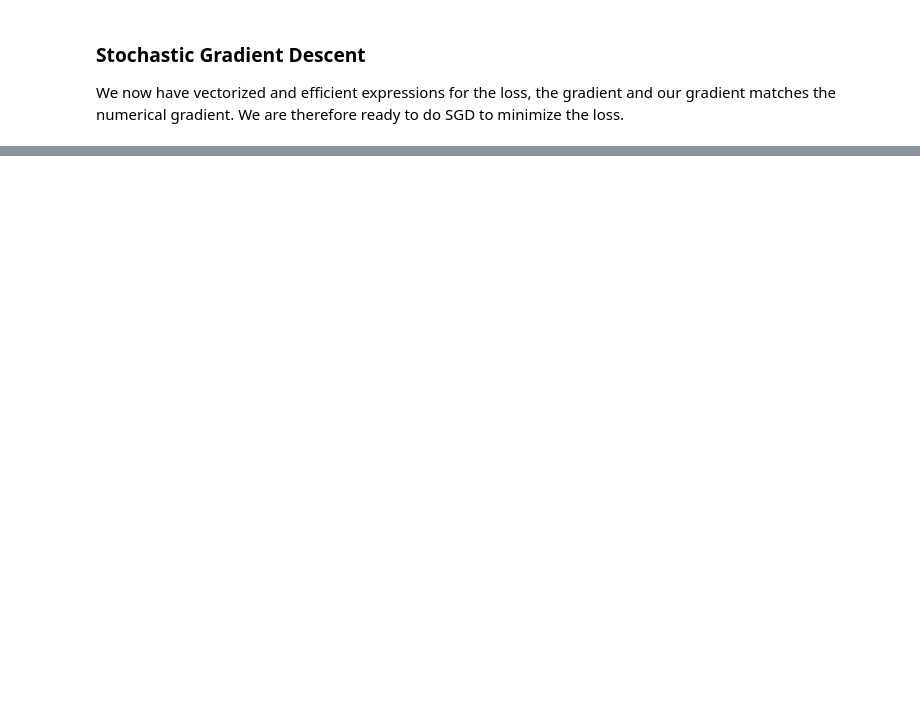
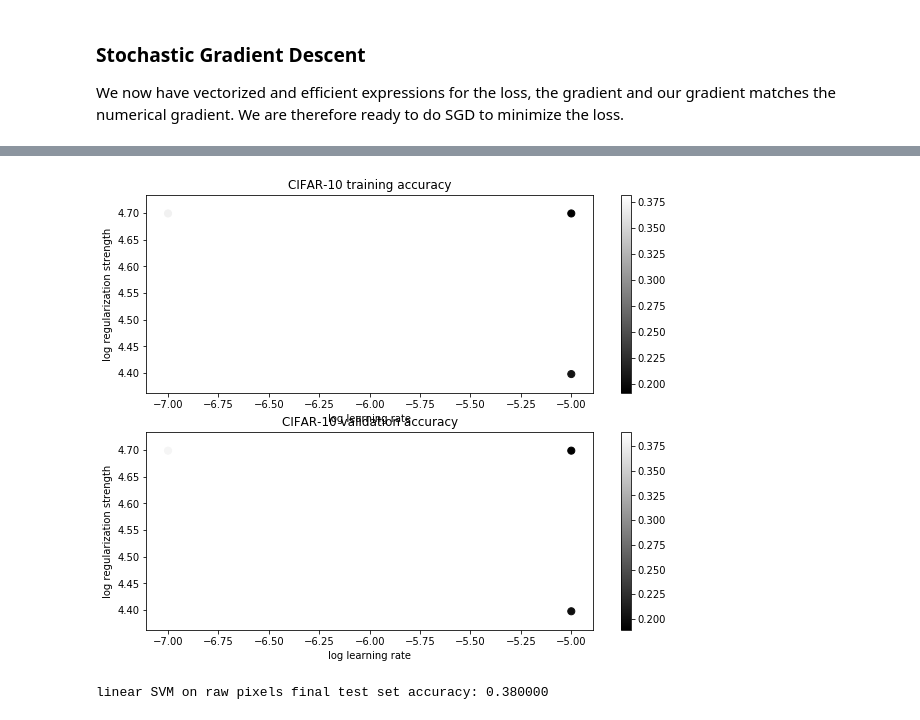
Before and after one commit to kisow/cs231n, a Jupyter notebook: assignment1/svm.ipynb, the cells around one changed output, grey strips where cells are left out. Drawn from its saved outputs; the diff is of its cells as text; code cells hidden in the pictures; blank space fills up the shorter version.

```diff
--- a/assignment1/svm.ipynb
+++ b/assignment1/svm.ipynb
@@ -314,7 +334,7 @@ print('validation accuracy: %f' % (np.mean(y_val == y_val_pred), ))
 # learning rate). You should experiment with different ranges for the learning
 # rates and regularization strengths; if you are careful you should be able to
 # get a classification accuracy of about 0.4 on the validation set.
-learning_rates = [1e-7, 5e-5]
+learning_rates = [1e-7, 1e-5]
 regularization_strengths = [2.5e4, 5e4]
 
 # results is dictionary mapping tuples of the form
@@ -326,7 +346,7 @@ best_val = -1   # The highest validation accuracy that we have seen so far.
 best_svm = None # The LinearSVM object that achieved the highest validation rate.
 
 ################################################################################
-# TODO:                                                                        #
+# DONE:                                                                        #
 # Write code that chooses the best hyperparameters by tuning on the validation #
 # set. For each combination of hyperparameters, train a linear SVM on the      #
 # training set, compute its accuracy on the training and validation sets, and  #
@@ -339,7 +359,19 @@ best_svm = None # The LinearSVM object that achieved the highest validation rate
 # confident that your validation code works, you should rerun the validation   #
 # code with a larger value for num_iters.                                      #
 ################################################################################
-pass
+for l in learning_rates:
+    for r in regularization_strengths:
+        svm = LinearSVM()
+        loss_hist = svm.train(X_train, y_train, learning_rate=l, reg=r,
+                      num_iters=2000, verbose=True)
+        y_train_pred = svm.predict(X_train)
+        train_accuracy = np.mean(y_train == y_train_pred)
+        y_val_pred = svm.predict(X_val)
+        val_accuracy = np.mean(y_val == y_val_pred)
+        results[(l,r)] = (train_accuracy, val_accuracy)
+        if best_val < val_accuracy:
+            best_val = val_accuracy
+            best_svm = svm
 ################################################################################
 #                              END OF YOUR CODE                                #
 ################################################################################
@@ -354,33 +404,37 @@ print('best validation accuracy achieved during cross-validation: %f' % best_val
 # %%
 # Visualize the cross-validation results
 import math
 x_scatter = [math.log10(x[0]) for x in results]
 y_scatter = [math.log10(x[1]) for x in results]
 
 # plot training accuracy
-marker_size = 100
+marker_size = 50
 colors = [results[x][0] for x in results]
 plt.subplot(2, 1, 1)
 plt.scatter(x_scatter, y_scatter, marker_size, c=colors)
 plt.colorbar()
 plt.xlabel('log learning rate')
 plt.ylabel('log regularization strength')
 plt.title('CIFAR-10 training accuracy')
 
 # plot validation accuracy
 colors = [results[x][1] for x in results] # default size of markers is 20
 plt.subplot(2, 1, 2)
 plt.scatter(x_scatter, y_scatter, marker_size, c=colors)
 plt.colorbar()
 plt.xlabel('log learning rate')
 plt.ylabel('log regularization strength')
 plt.title('CIFAR-10 validation accuracy')
 plt.show()
+# %% [output]
+[figure, added]
 # %%
 # Evaluate the best svm on test set
 y_test_pred = best_svm.predict(X_test)
 test_accuracy = np.mean(y_test == y_test_pred)
 print('linear SVM on raw pixels final test set accuracy: %f' % test_accuracy)
+# %% [output]
+linear SVM on raw pixels final test set accuracy: 0.380000
 # %%
 # Visualize the learned weights for each class.
 # Depending on your choice of learning rate and regularization strength, these may
```
Also changed, not shown: parts of 11 cells of this notebook, 1 other file.
